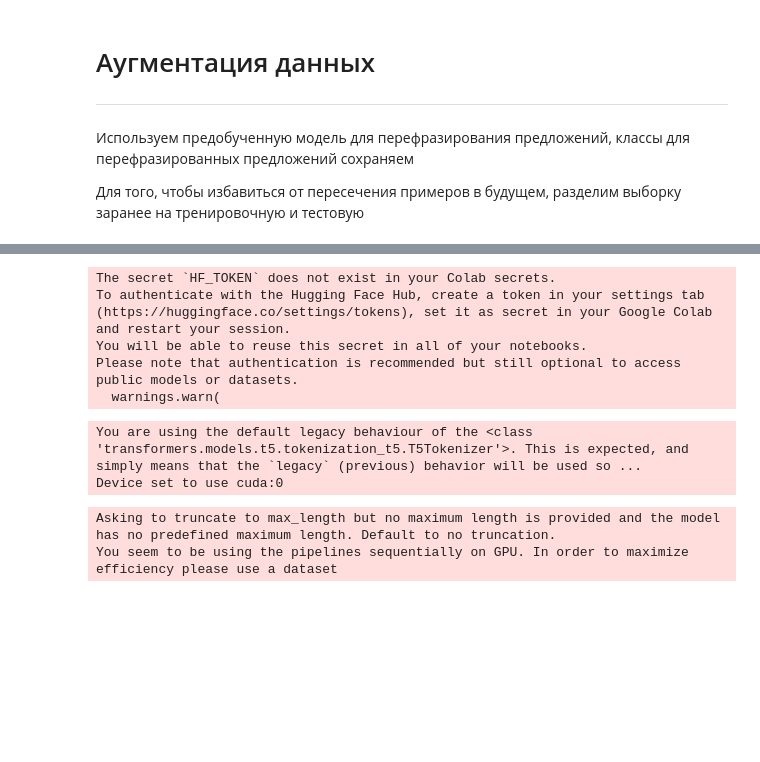
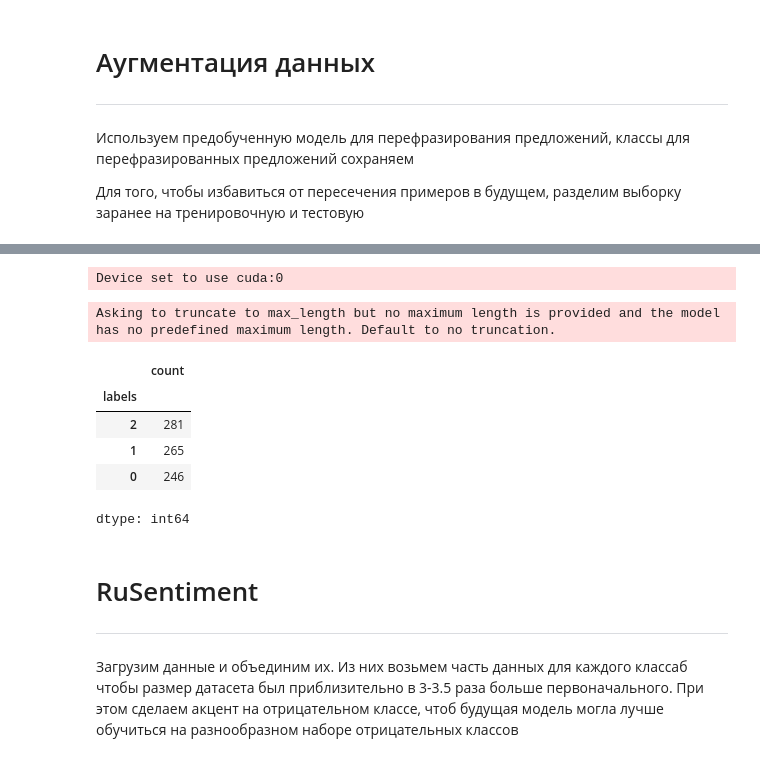
Before and after one commit to khhha-pffuuuu/ITMO_Competition, a Jupyter notebook: notebooks/data_preproccesing.ipynb, the cells around one changed output, grey strips where cells are left out. Saved outputs shown, nothing was run; the diff lists cells and outputs as text; code cells hidden in the pictures; blank space fills up the shorter version.

```diff
--- a/notebooks/data_preproccesing.ipynb
+++ b/notebooks/data_preproccesing.ipynb
@@ -91,10 +111,10 @@ paraphrase_model = pipeline(
 def paraphrase_text(text, num_return_sequences=3):
     paraphrased = paraphrase_model(
         text,
-        max_length=128,
+        max_length=256,
         num_return_sequences=num_return_sequences,
         truncation=True,
-        temperature=0.5,
+        temperature=0.6,
         do_sample=True,
     )
 
@@ -105,8 +125,13 @@ aug_data = {
     'labels': []
 }
 
-for class_, return_seqs in classes_samples.items():
-    subdata = train_data[train_data.labels == class_]
+for row in classes_samples.to_frame().iterrows():
+    class_, return_seqs = row[0], row[1].iloc[0]
+
+    if return_seqs == 0:
+        continue
+
+    subdata = data[data.labels == class_]
     for i in trange(subdata.shape[0]):
         aug_text = paraphrase_text(subdata.iloc[i, 0], return_seqs)
 
@@ -117,18 +142,28 @@ for class_, return_seqs in classes_samples.items():
 
 aug_data = pd.DataFrame(aug_data)
 # %% [output]
-The secret `HF_TOKEN` does not exist in your Colab secrets.
-To authenticate with the Hugging Face Hub, create a token in your settings tab (https://huggingface.co/settings/tokens), set it as secret in your Google Colab and restart your session.
-You will be able to reuse this secret in all of your notebooks.
-Please note that authentication is recommended but still optional to access public models or datasets.
-  warnings.warn(
+Device set to use cuda:0
-You are using the default legacy behaviour of the <class 'transformers.models.t5.tokenization_t5.T5Tokenizer'>. This is expected, and simply means that the `legacy` (previous) behavior will be used so ...
-Device set to use cuda:0
+Asking to truncate to max_length but no maximum length is provided and the model has no predefined maximum length. Default to no truncation.
-Asking to truncate to max_length but no maximum length is provided and the model has no predefined maximum length. Default to no truncation.
-You seem to be using the pipelines sequentially on GPU. In order to maximize efficiency please use a dataset
 # %%
 # Объединим данные и избавимся от дубликатов
-train_data = pd.concat([train_data, aug_data], axis=0).drop_duplicates()
+data = pd.concat([data, aug_data], axis=0).drop_duplicates()
 
 # Рандомно засэмплируем данные
-train_data = train_data.sample(frac=1)
+data = data.sample(frac=1)
+# %%
+# Посмотрим на баланс аугментированных данных
+classes_counts = data.labels.value_counts()
+classes_counts
+# %% [output]
+|  | count |
+| labels |  |
+| 2 | 281 |
+| 1 | 265 |
+| 0 | 246 |
+dtype: int64
+# %% [markdown]
+# RuSentiment
+
+---
+
+Загрузим данные и объединим их. Из них возьмем часть данных для каждого классаб чтобы размер датасета был приблизительно в 3-3.5 раза больше первоначального. При этом сделаем акцент на отрицательном классе, чтоб будущая модель могла лучше обучиться на разнообразном наборе отрицательных классов
```
Also changed, not shown: parts of 15 cells of this notebook, 14 other files.
